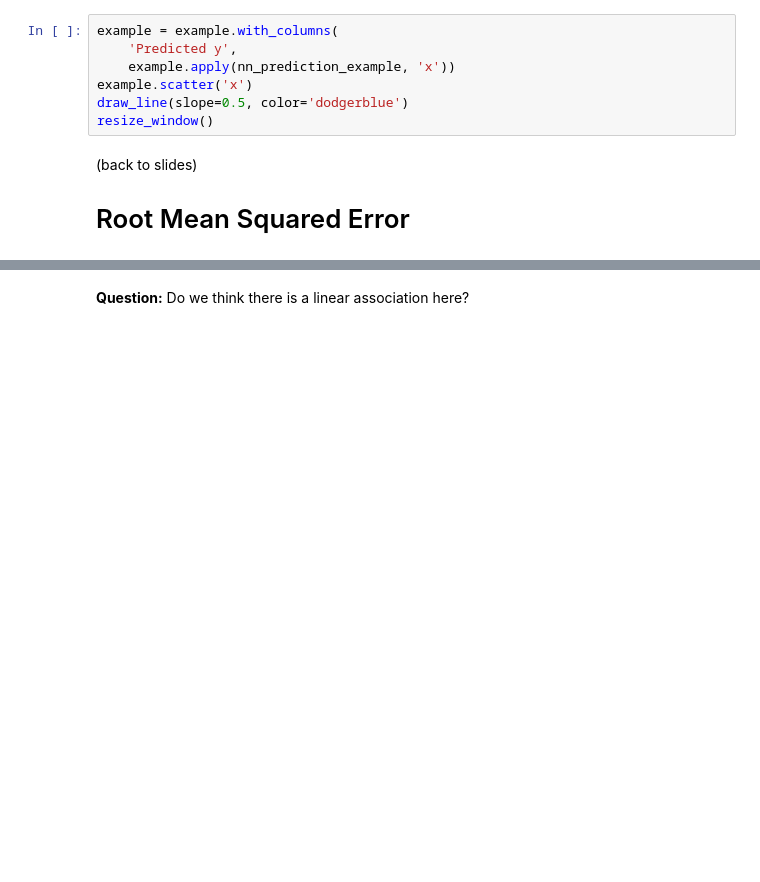
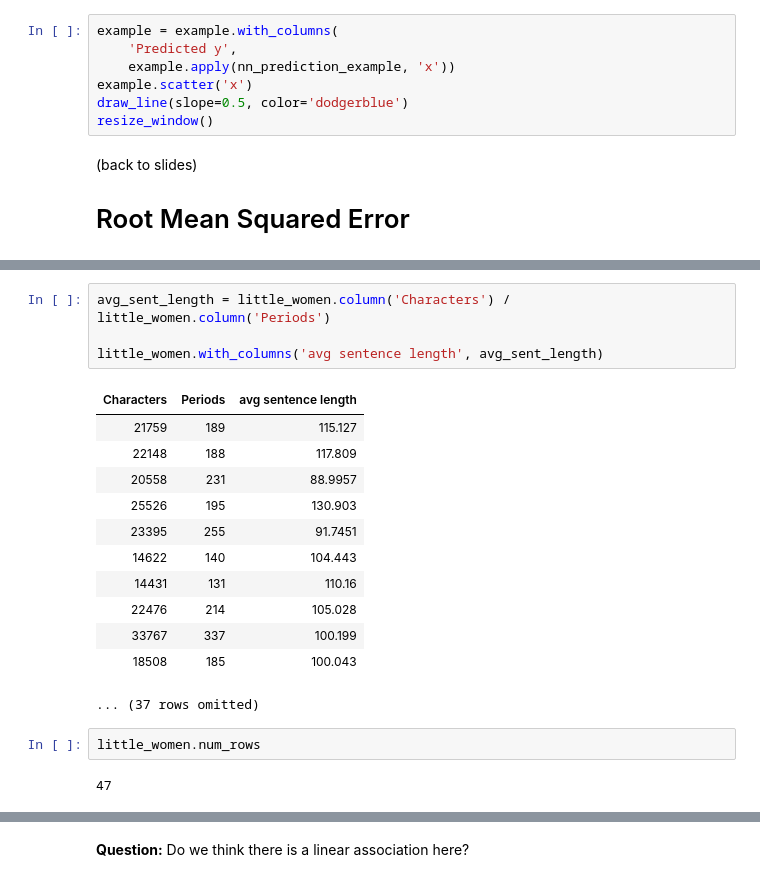
Before and after one commit to BC-COMS-1016/materials-sp22, a Jupyter notebook: demos/Lecture_22.ipynb, the cells around one changed output, grey strips where cells are left out. Cells and saved outputs as stored; diff of their text form; blank space fills up the shorter version.

```diff
--- a/demos/Lecture_22.ipynb
+++ b/demos/Lecture_22.ipynb
@@ -176,2 +189,23 @@ little_women
+# %%
+avg_sent_length = little_women.column('Characters') / little_women.column('Periods')
+
+little_women.with_columns('avg sentence length', avg_sent_length)
+# %% [output]
+| Characters | Periods | avg sentence length |
+| 21759 | 189 | 115.127 |
+| 22148 | 188 | 117.809 |
+| 20558 | 231 | 88.9957 |
+| 25526 | 195 | 130.903 |
+| 23395 | 255 | 91.7451 |
+| 14622 | 140 | 104.443 |
+| 14431 | 131 | 110.16 |
+| 22476 | 214 | 105.028 |
+| 33767 | 337 | 100.199 |
+| 18508 | 185 | 100.043 |
+... (37 rows omitted)
+# %%
+little_women.num_rows
+# %% [output]
+47
 # %%
 little_women.scatter(1,0)
```
Also changed, not shown: parts of 34 cells of this notebook, 1 other file.
